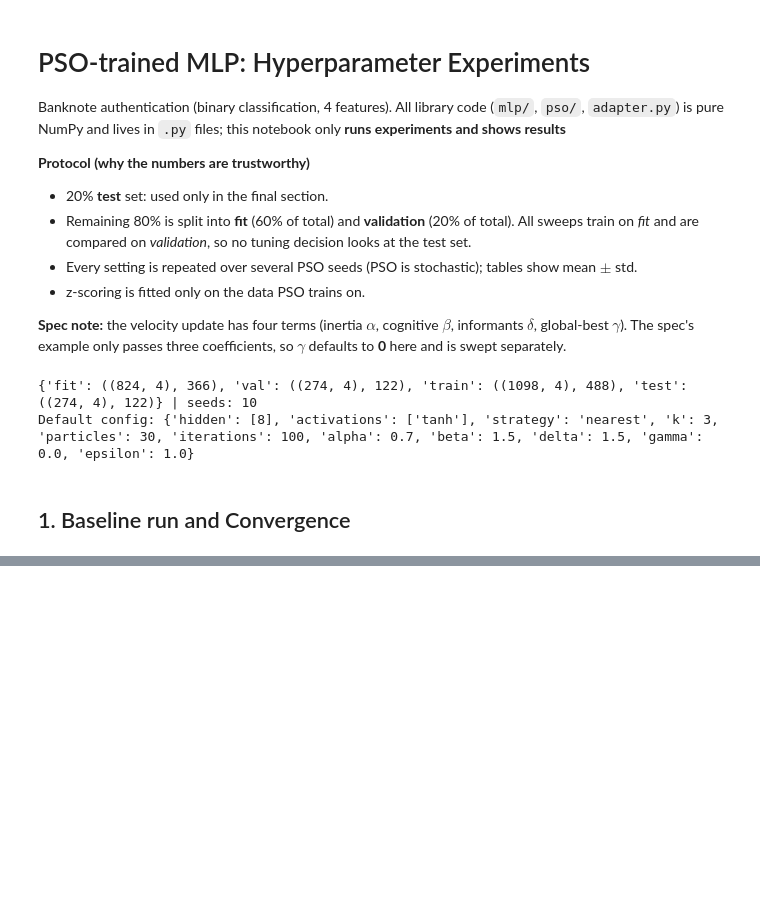
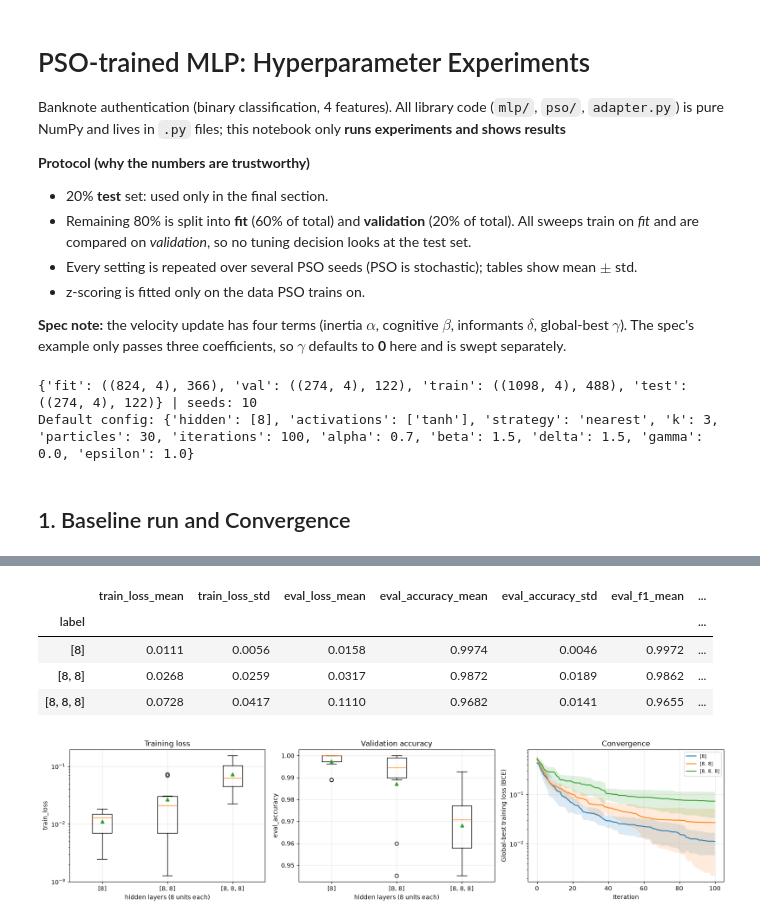
Before and after one commit to shailendragadakari/Implementation-and-Integration-of-MLP-and-PSO-from-Scratch, a Jupyter notebook: experiments.ipynb, the cells around one changed output, grey strips where cells are left out. Cells and saved outputs as stored; diff of their text form; code cells hidden in the pictures; blank space fills up the shorter version.

```diff
--- a/experiments.ipynb
+++ b/experiments.ipynb
@@ -55,0 +86,9 @@ BrokenProcessPool: A process in the process pool was terminated abruptly while t
+# %%
+sweep("mlp_depth", "hidden", [[8], [8, 8], [8, 8, 8]], "hidden layers (8 units each)")
+# %% [output]
+|  | train_loss_mean | train_loss_std | eval_loss_mean | eval_accuracy_mean | eval_accuracy_std | eval_f1_mean | ... |
+| label |  |  |  |  |  |  | ... |
+| [8] | 0.0111 | 0.0056 | 0.0158 | 0.9974 | 0.0046 | 0.9972 | ... |
+| [8, 8] | 0.0268 | 0.0259 | 0.0317 | 0.9872 | 0.0189 | 0.9862 | ... |
+| [8, 8, 8] | 0.0728 | 0.0417 | 0.1110 | 0.9682 | 0.0141 | 0.9655 | ... |
+[figure, added]
```
Also changed, not shown: parts of 19 cells of this notebook, 13 other files.
